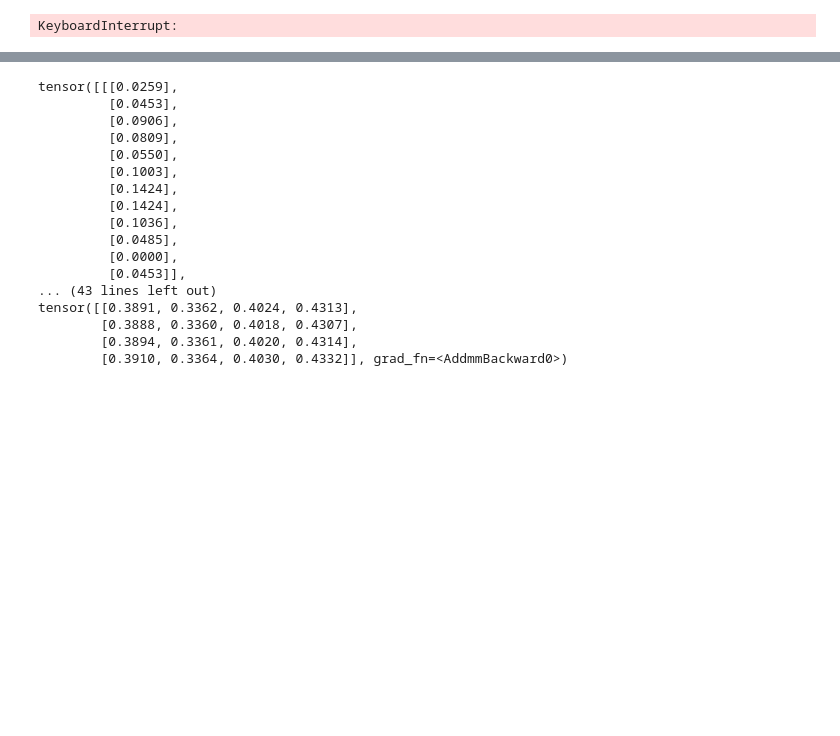
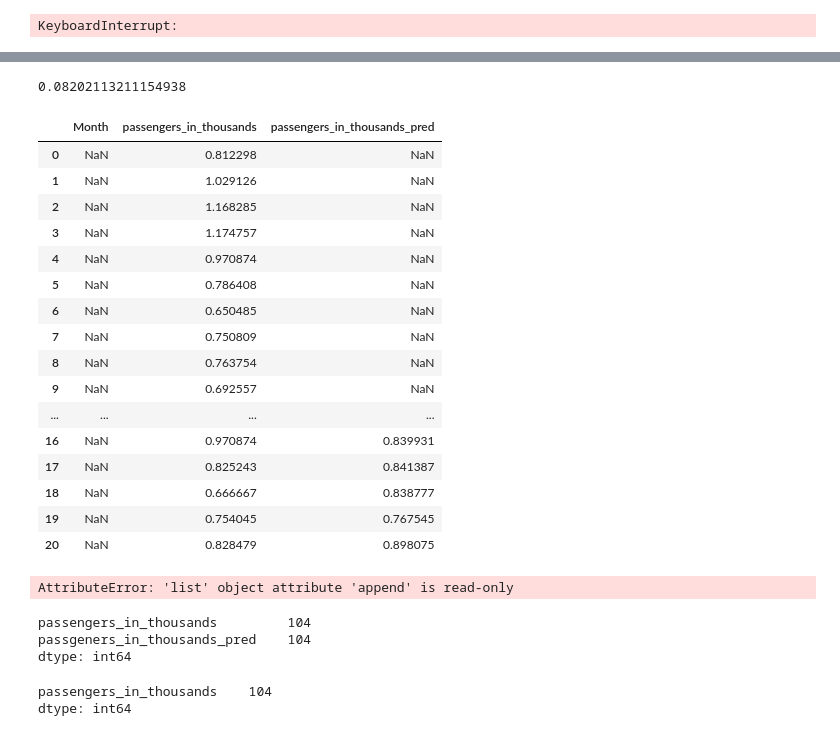
Before and after one commit to ginofft/TimeSeriesAnalysis, a Jupyter notebook: playground.ipynb, the cells around one changed output, grey strips where cells are left out. Saved outputs shown, nothing was run; the diff lists cells and outputs as text; code cells hidden in the pictures; blank space fills up the shorter version.

Commit message:
fix reconstruct dataset

```diff
--- a/playground.ipynb
+++ b/playground.ipynb
@@ -132,28 +133,28 @@ Checkpoint's validation loss is: 0.8434
-# %%
-from torch.utils.data import DataLoader
-dataloader = DataLoader(train_dataset, batch_size=4, shuffle=False)
-for data, target in dataloader:
-    data = data.to(device)
-    target = target.flatten(start_dim=1).to(device)
-    print(data)
-    print(target)
-    print(model(data))
-    break
-# %% [output]
-tensor([[[0.0259],
-         [0.0453],
-         [0.0906],
-         [0.0809],
-         [0.0550],
-         [0.1003],
-         [0.1424],
-         [0.1424],
-         [0.1036],
-         [0.0485],
-         [0.0000],
-         [0.0453]],
-... (43 lines left out)
-tensor([[0.3891, 0.3362, 0.4024, 0.4313],
-        [0.3888, 0.3360, 0.4018, 0.4307],
-        [0.3894, 0.3361, 0.4020, 0.4314],
-        [0.3910, 0.3364, 0.4030, 0.4332]], grad_fn=<AddmmBackward0>)
+# %%
+inference(test_dataset, model, criterion, device, 1024)
+# %% [output]
+0.08202113211154938
+# %%
+test_dataset.predict(model)
+# %% [output]
+|  | Month | passengers_in_thousands | passengers_in_thousands_pred |
+| 0 | NaN | 0.812298 | NaN |
+| 1 | NaN | 1.029126 | NaN |
+| 2 | NaN | 1.168285 | NaN |
+| 3 | NaN | 1.174757 | NaN |
+| 4 | NaN | 0.970874 | NaN |
+| 5 | NaN | 0.786408 | NaN |
+| 6 | NaN | 0.650485 | NaN |
+| 7 | NaN | 0.750809 | NaN |
+| 8 | NaN | 0.763754 | NaN |
+| 9 | NaN | 0.692557 | NaN |
+| ... | ... | ... | ... |
+| 16 | NaN | 0.970874 | 0.839931 |
+| 17 | NaN | 0.825243 | 0.841387 |
+| 18 | NaN | 0.666667 | 0.838777 |
+| 19 | NaN | 0.754045 | 0.767545 |
+| 20 | NaN | 0.828479 | 0.898075 |
+# %%
+test_dataset.plot_forecast_result()
+# %% [output]
+AttributeError: 'list' object attribute 'append' is read-only
@@ -159,0 +163,11 @@ tensor([[0.3891, 0.3362, 0.4024, 0.4313],
+# %%
+scaler.min
+# %% [output]
+passengers_in_thousands         104
+passgeners_in_thousands_pred    104
+dtype: int64
+# %%
+scaler.data.min()
+# %% [output]
+passengers_in_thousands    104
+dtype: int64
```
Also changed, not shown: parts of 3 cells of this notebook, 2 other files.
